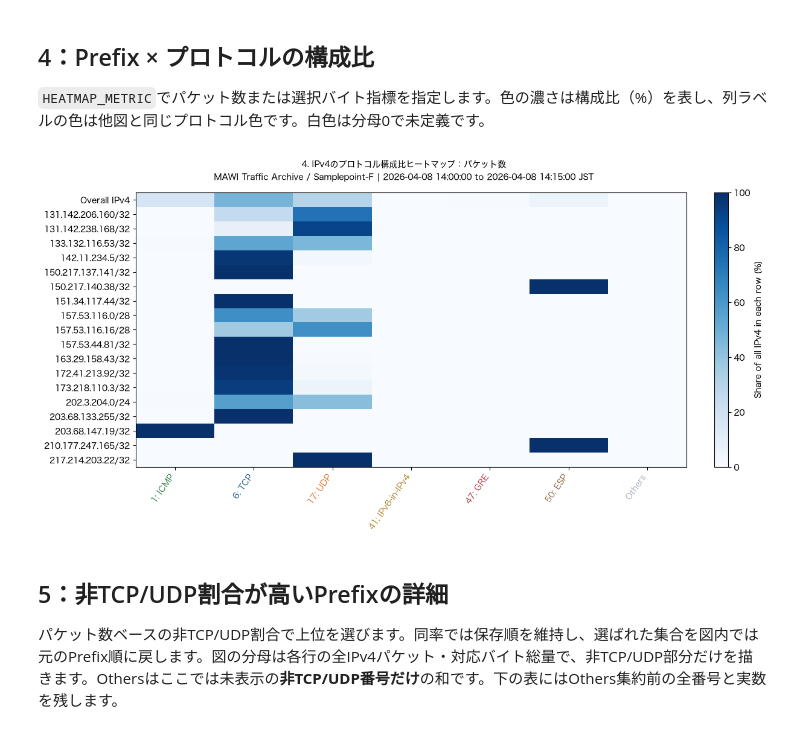
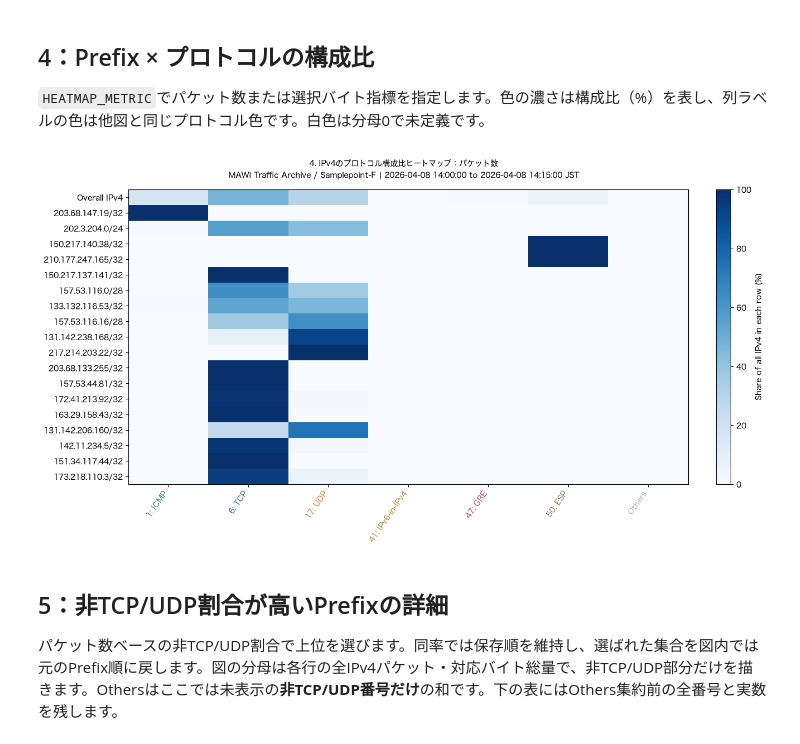
Before and after one commit to ShuntaSakai/mawi-protocol-analysis, a Jupyter notebook: notebook/02_prefix_protocol_distribution.ipynb, the cells around one changed output. Drawn from its saved outputs; the diff is of its cells as text; code cells hidden in the pictures.

```diff
--- a/notebook/02_prefix_protocol_distribution.ipynb
+++ b/notebook/02_prefix_protocol_distribution.ipynb
@@ -16,7 +16,7 @@ DISPLAY_PROTOCOLS = (6, 17, 1, 47, 50, 4, 41)
 OTHERS_THRESHOLD_PCT = 1.0  # いずれかの行のパケット比・バイト比がこの値以上なら個別表示。Noneは指定番号のみ
 HEATMAP_METRIC = "packet_count"  # "packet_count" または BYTE_METRIC
 DETAIL_TOP_N = 5
-FIGSIZE = (12, 6)
+FIGSIZE = (13, 7)
 # %% [markdown]
 ## 読込・整合性確認・総量
 
@@ -28,11 +28,19 @@ import numpy as np
 import pandas as pd
 import matplotlib.pyplot as plt
 from matplotlib.ticker import PercentFormatter
+from matplotlib.colors import to_rgb
+from matplotlib import font_manager
 from IPython.display import display
 
 %matplotlib inline
 
 plt.rcParams["font.family"] = "Hiragino Sans"
+
+# 日本語の列見出しを表示できるフォントがあれば優先する。
+available_fonts = {font.name for font in font_manager.fontManager.ttflist}
+japanese_fonts = [name for name in ("Hiragino Sans", "Noto Sans CJK JP", "IPAexGothic", "Yu Gothic")
+                  if name in available_fonts]
+plt.rcParams["font.sans-serif"] = japanese_fonts + plt.rcParams["font.sans-serif"]
 
 if BYTE_METRIC not in {"original_frame_bytes", "ip_packet_bytes"}:
     raise ValueError("Unsupported BYTE_METRIC")
@@ -262,22 +328,22 @@ finish(fig, "3. 非TCP/UDPの割合とIPv4全体との差（分母：各行の
 
 `HEATMAP_METRIC`でパケット数または選択バイト指標を指定します。色の濃さは構成比（%）を表し、列ラベルの色は他図と同じプロトコル色です。白色は分母0で未定義です。
 # %%
-heatmap_shares = percent(shown_values(HEATMAP_METRIC), HEATMAP_METRIC)
-fig, ax = plt.subplots(figsize=(FIGSIZE[0], max(FIGSIZE[1], len(scope_order) * .33)), layout="constrained")
+heatmap_shares = percent(shown_values(HEATMAP_METRIC), HEATMAP_METRIC).reindex(plot_scope_order)
+fig, ax = plt.subplots(figsize=(FIGSIZE[0], max(FIGSIZE[1], len(plot_scope_order) * .33)), layout="constrained")
 if heatmap_shares.shape[1]:
     image = ax.imshow(np.ma.masked_invalid(heatmap_shares.to_numpy()), aspect="auto", vmin=0, vmax=100, cmap="Blues")
     fig.colorbar(image, ax=ax, label="Share of all IPv4 in each row (%)")
     ax.set_xticks(range(len(plot_order)), [protocol_labels[p] for p in plot_order], rotation=55, ha="right")
     for label, protocol in zip(ax.get_xticklabels(), plot_order):
         label.set_color(colors[protocol])
 else:
     ax.text(.5, .5, "No observed IPv4 protocols", transform=ax.transAxes, ha="center")
     ax.set_xticks([])
-ax.set_yticks(range(len(scope_order)), [labels[p] for p in scope_order])
+ax.set_yticks(range(len(plot_scope_order)), [labels[p] for p in plot_scope_order])
 heatmap_label = "パケット数" if HEATMAP_METRIC == "packet_count" else byte_label
 finish(fig, f"4. IPv4のプロトコル構成比ヒートマップ：{heatmap_label}")
 # %% [output]
-[figure, old version]
+[figure, new version]
 # %% [markdown]
 ## 5：非TCP/UDP割合が高いPrefixの詳細
 
```
Also changed, not shown: parts of 6 cells of this notebook, 2 other files.
